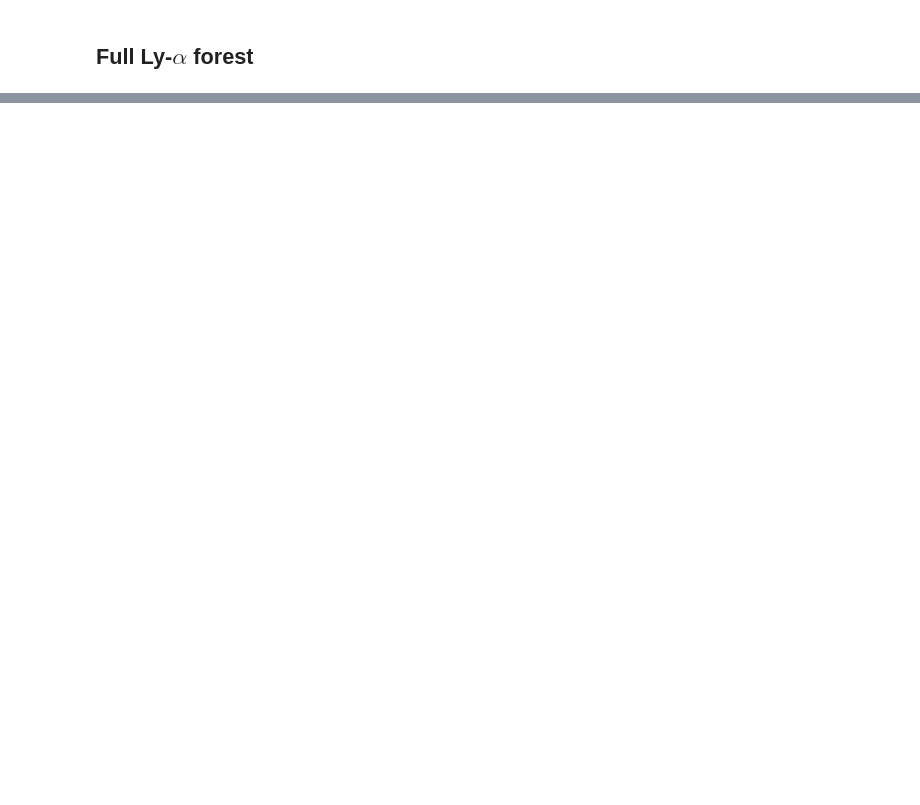
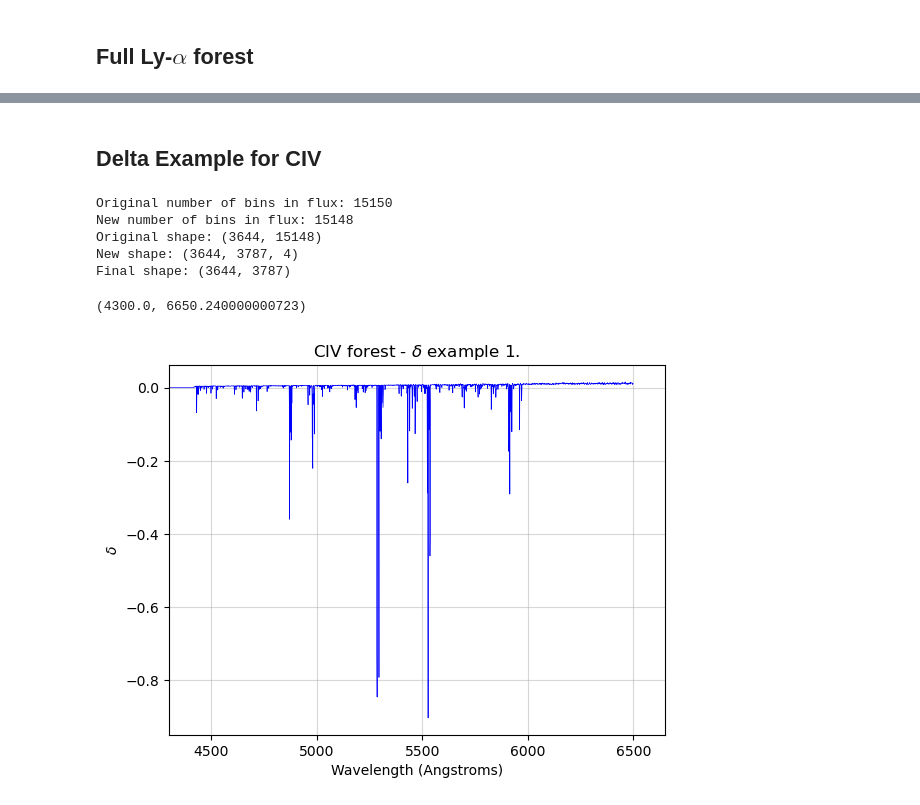
Before and after one commit to GabrielMissael/cosmoforests, a Jupyter notebook: main.ipynb, the cells around one changed output, grey strips where cells are left out. Saved outputs shown, nothing was run; the diff lists cells and outputs as text; code cells hidden in the pictures; blank space fills up the shorter version.

```diff
--- a/main.ipynb
+++ b/main.ipynb
@@ -400,0 +385,23 @@ plt.plot(wv, mean)
+# %% [markdown]
+## Delta Example for CIV
+# %%
+# Read in the first FITS file
+z, wv, fluxes = get_qso_data(fits_path[0], bin_size = 0.8, verbose = True, forest_type = 'F_METALS')
+# %% [output]
+Original number of bins in flux: 15150
+New number of bins in flux: 15148
+Original shape: (3644, 15148)
+New shape: (3644, 3787, 4)
+Final shape: (3644, 3787)
+# %%
+deltas = fluxes[2]/total_mean_c -1
+
+plt.plot(wv, deltas, alpha = 1, color = 'blue', linewidth = 0.5)
+plt.grid(alpha = 0.5)
+plt.xlabel('Wavelength (Angstroms)')
+plt.ylabel('$\delta$')
+plt.title('CIV forest - $\delta$ example 1.')
+plt.xlim(4300, None)
+# %% [output]
+(4300.0, 6650.240000000723)
+[figure, added]
```
Also changed, not shown: parts of 15 cells of this notebook, 2 other files.
